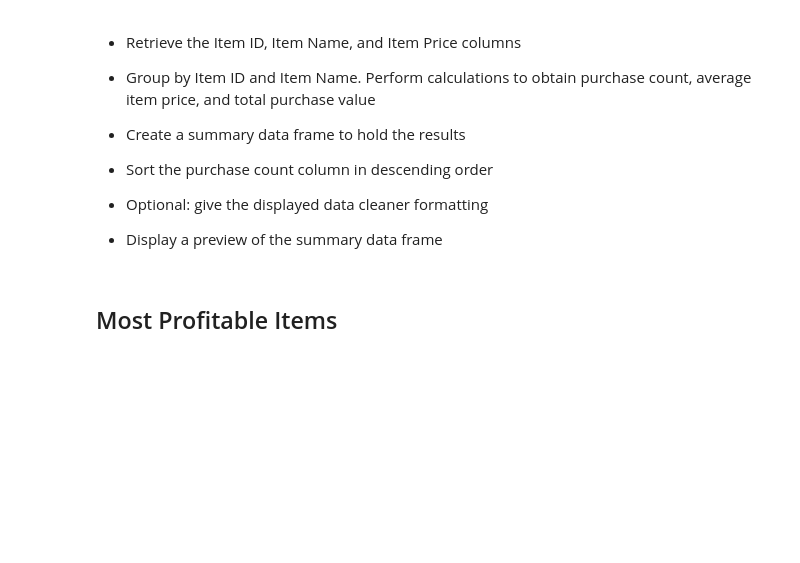
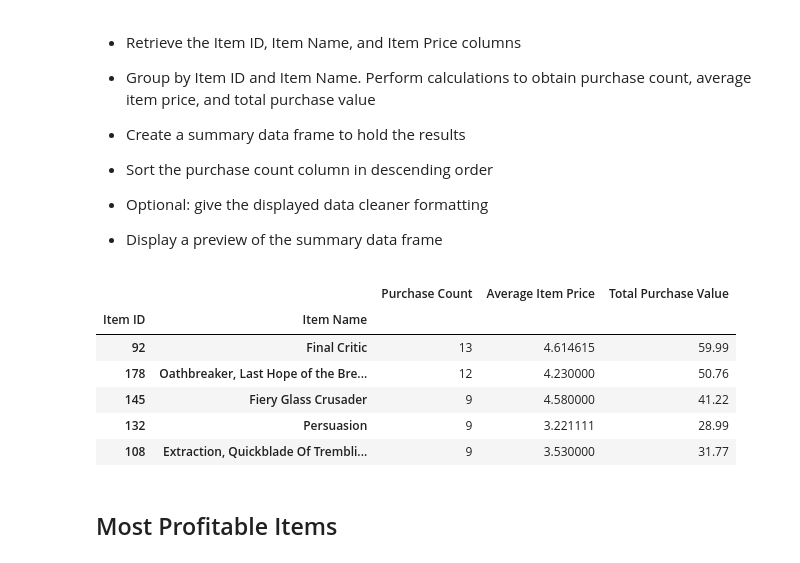
Before and after one commit to AndriyKDA/pandas_challenge, a Jupyter notebook: HeroesOfPymoli_starter.ipynb, the cells around one changed output. Saved outputs shown, nothing was run; the diff lists cells and outputs as text; code cells hidden in the pictures; blank space fills up the shorter version.

```diff
--- a/HeroesOfPymoli_starter.ipynb
+++ b/HeroesOfPymoli_starter.ipynb
@@ -330,6 +333,39 @@ top_spenders_df
 
 
 * Display a preview of the summary data frame
+# %%
+#Retrieving the Item ID, Item Name, and Item Price columns
+pop_items_df= purchase_data[["Item ID", "Item Name", "Price"]]
+
+#Group by Item ID and Item Name.
+gr_items_df = pop_items_df.groupby(["Item ID", "Item Name"])
+
+#Create dataframe to store values and count purchases
+popgr_items_df = pd.DataFrame(gr_items_df["Item ID"].count())
+
+#renaming the column
+popgr_items_df = popgr_items_df.rename(columns = {"Item ID": "Purchase Count"})
+
+#sort value in descending order
+popgr_items_df = popgr_items_df.sort_values("Purchase Count", ascending = False)
+
+#add columns and values for average item price and total purchase value
+popgr_items_df["Average Item Price"] = gr_items_df["Price"].mean()
+popgr_items_df["Total Purchase Value"] = gr_items_df["Price"].sum()
+
+#format the fileds of the new dataframe
+popgr_items_df["Average Item Price"] = popgr_items_df["Average Item Price"].map("${0:.2f}".format)
+top_spenders_df['Total Purchase Value'] = top_spenders_df['Total Purchase Value'].map("${0:,.2f}".format)
+
+popgr_items_df.head()
+# %% [output]
+|  |  | Purchase Count | Average Item Price | Total Purchase Value |
+| Item ID | Item Name |  |  |  |
+| 92 | Final Critic | 13 | 4.614615 | 59.99 |
+| 178 | Oathbreaker, Last Hope of the Bre... | 12 | 4.230000 | 50.76 |
+| 145 | Fiery Glass Crusader | 9 | 4.580000 | 41.22 |
+| 132 | Persuasion | 9 | 3.221111 | 28.99 |
+| 108 | Extraction, Quickblade Of Trembli... | 9 | 3.530000 | 31.77 |
 # %% [markdown]
 ## Most Profitable Items
 # %% [markdown]
```
Also changed, not shown: parts of 1 cell of this notebook.
